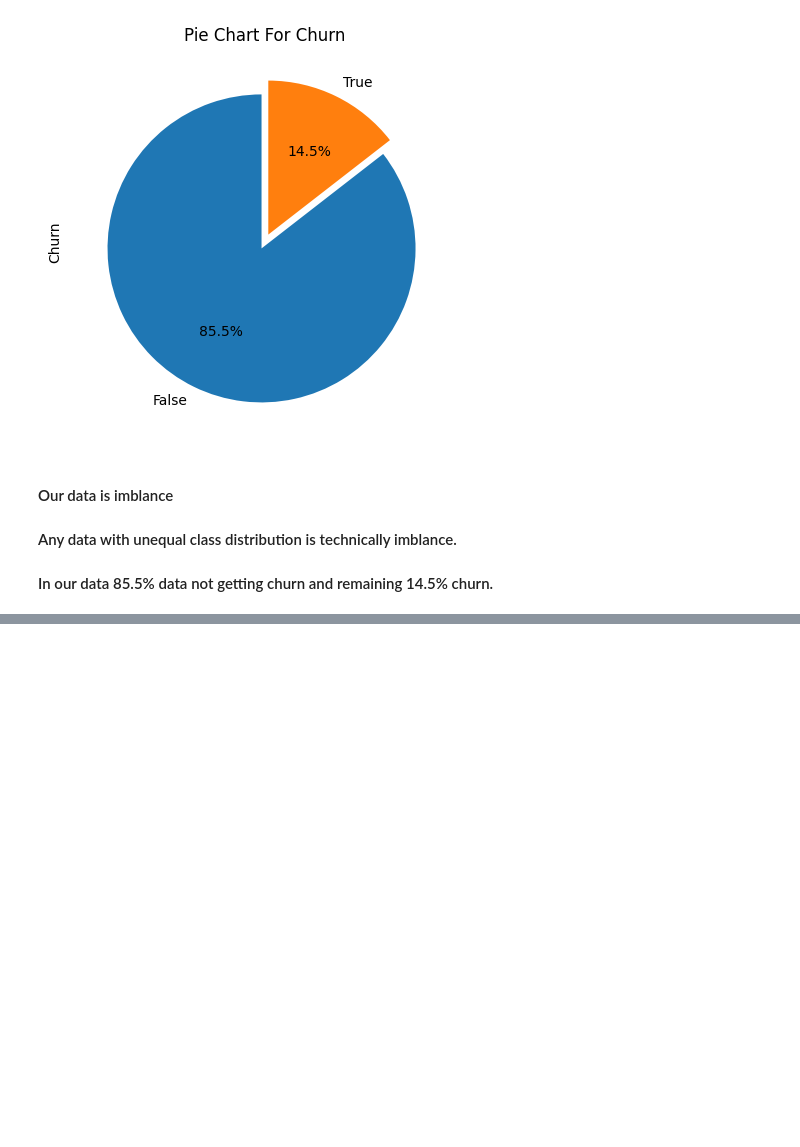
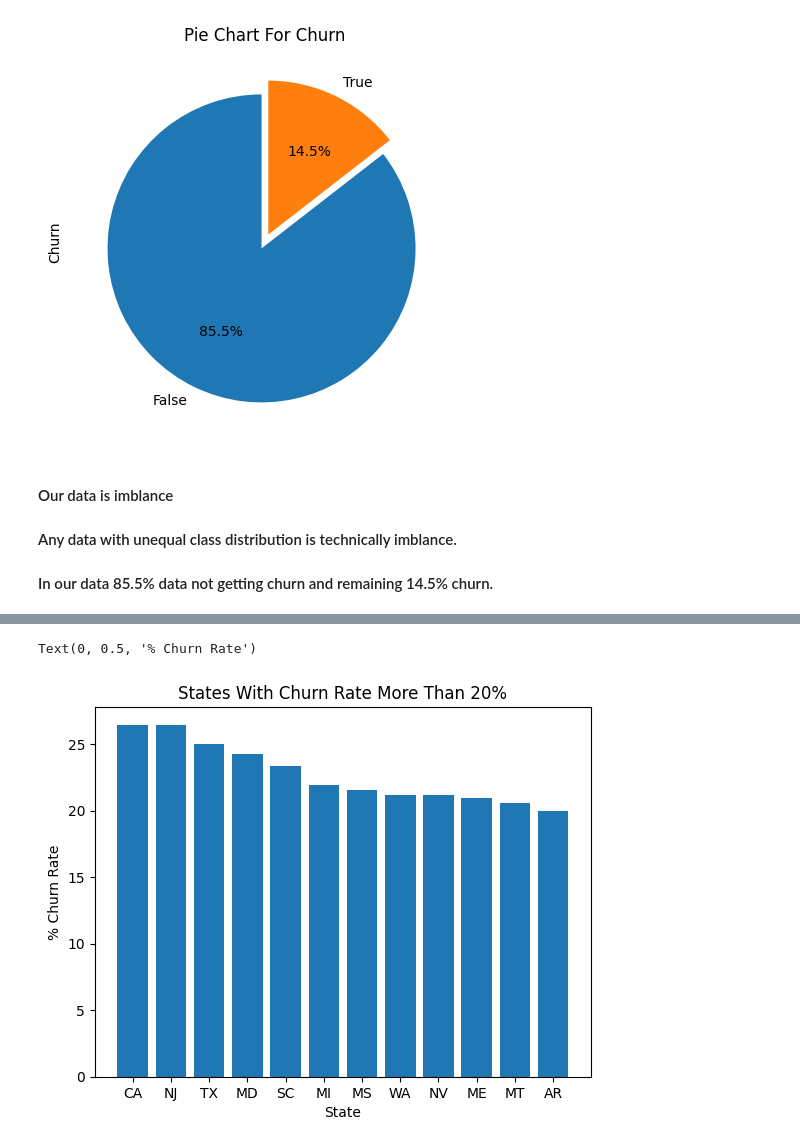
Before and after one commit to tusharraskar/EDA_Alma, a Jupyter notebook: Telecom_Churn_Analysis.ipynb, the cells around one changed output, grey strips where cells are left out. Drawn from its saved outputs; the diff is of its cells as text; code cells hidden in the pictures; blank space fills up the shorter version.

```diff
--- a/Telecom_Churn_Analysis.ipynb
+++ b/Telecom_Churn_Analysis.ipynb
@@ -156,0 +175,16 @@ Text(0.5, 1.0, 'Pie Chart For Churn')
+# %%
+# Creating df_statewise_churn_count% foe analysis
+
+states_name=df['State'].unique()
+churn_true=[df[(df['State']==state)]['Churn'].value_counts()[1] for state in states_name]
+chrun_false=[df[(df['State']==state)]['Churn'].value_counts()[0] for state in states_name]
+
+df_statewise_churn_count=pd.DataFrame({'states_name' : states_name,
+                                       'churn_true'  : churn_true,
+                                       'chrun_false' : chrun_false})
+
+df_statewise_churn_count['churn_true %']= round(((df_statewise_churn_count['churn_true'])/
+                                                 ((df_statewise_churn_count['churn_true'])+ (df_statewise_churn_count['chrun_false'])))*100,2)
+df_statewise_churn_count['churn_false %']= round(((df_statewise_churn_count['chrun_false'])/
+                                                  ((df_statewise_churn_count['churn_true'])+ (df_statewise_churn_count['chrun_false'])))*100,2)
+df_statewise_churn_count
@@ -156,0 +209,5 @@ Text(0.5, 1.0, 'Pie Chart For Churn')
+# %%
+#Filtering states which have rate more than 20%
+
+df_statewise_churn_more_20=df_statewise_churn_count.sort_values(by=['churn_true %'],ascending=False)[(df_statewise_churn_count['churn_true %']>=20)]
+df_statewise_churn_more_20
@@ -156,0 +228,10 @@ Text(0.5, 1.0, 'Pie Chart For Churn')
+# %%
+# bar plot of states which have rate more than 20%
+
+plt.bar(df_statewise_churn_more_20['states_name'],df_statewise_churn_more_20['churn_true %'])
+plt.title('States With Churn Rate More Than 20%')
+plt.xlabel('State')
+plt.ylabel('% Churn Rate')
+# %% [output]
+Text(0, 0.5, '% Churn Rate')
+[figure, added]
```
Also changed, not shown: parts of 35 cells of this notebook.
